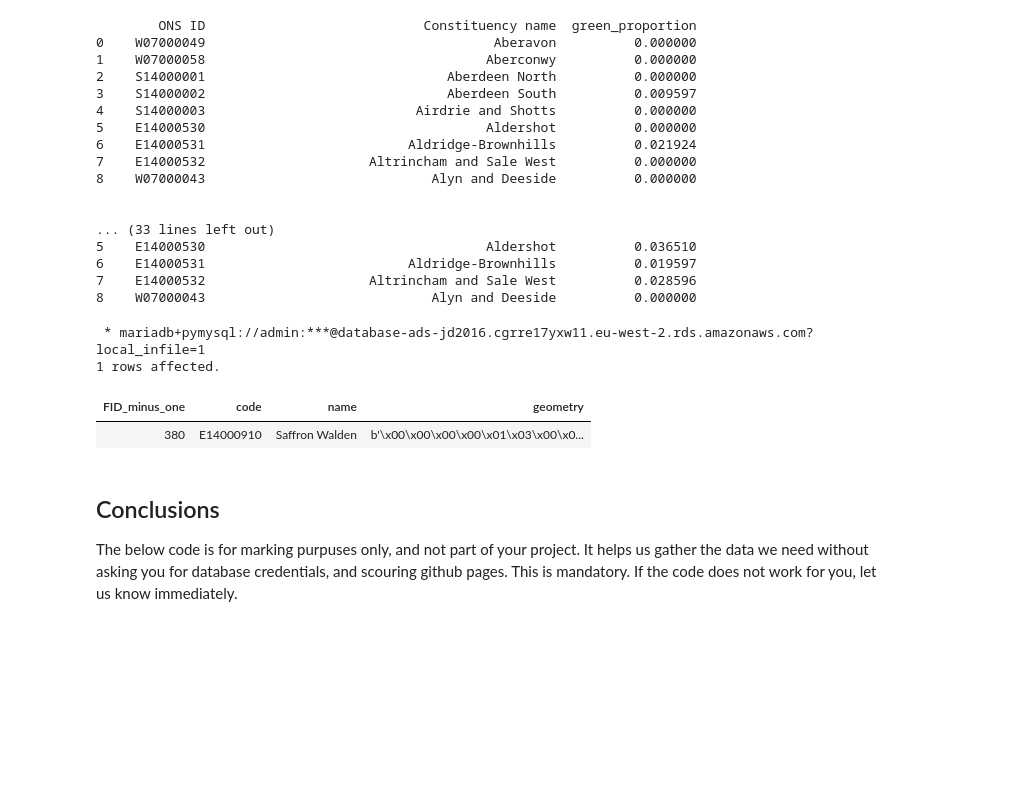
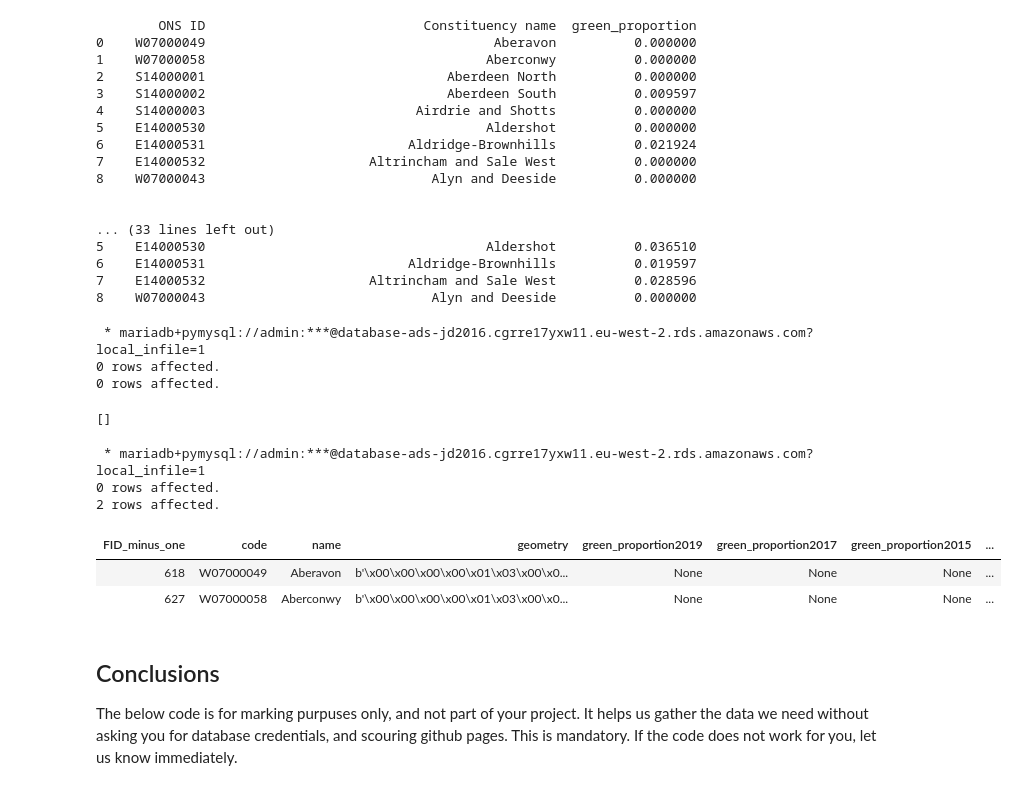
Before and after one commit to JDS289/jd2016_ads_2024, a Jupyter notebook: ads_course_assessment.ipynb, the cells around one changed output. Saved outputs shown, nothing was run; the diff lists cells and outputs as text; code cells hidden in the pictures; blank space fills up the shorter version.

```diff
--- a/ads_course_assessment.ipynb
+++ b/ads_course_assessment.ipynb
@@ -704,8 +704,10 @@ CREATE SPATIAL INDEX `idx_spatial` ON `boundaries2016`(`geometry`);"""
 # %%
 import pandas as pd
 # %%
-for year in ("2010", "2015", "2017", "2019"):
-  with open(f"HoC-GE{year}-results-by-constituency.csv", "r") as f:
+df_by_year = {}
+
+def csv_to_df(path):  # For CommonsLibrary election-by-constituency CSVs
+  with open(path) as f:
     df = pd.read_csv(f).drop(columns=["ONS region ID", "County name", "Country name", "Result", "Majority", "First party",
                                       "Second party", "Electorate", "Invalid votes", "Constituency type", "Declaration time",
                                       "Member first name", "Member surname", "Member gender", "Region name", "Con", "Lab", "LD",
@@ -718,8 +720,14 @@ for year in ("2010", "2015", "2017", "2019"):
         return numString  # already an int
     df["green_proportion"] = df["Green"].apply(to_num) / df["Valid votes"].apply(to_num)
     df = df.drop(columns=["Green", "Valid votes"])
-    print("\n".join(df.to_string().split("\n")[:10]))
-    print("\n\n")
+    return df
+
+
+for year in ("2010", "2015", "2017", "2019"):
+  df = csv_to_df(f"HoC-GE{year}-results-by-constituency.csv")
+  print("\n".join(df.to_string().split("\n")[:10]))
+  print("\n\n")
+  df_by_year[year] = df
 # %% [output]
         ONS ID                            Constituency name  green_proportion
 0    W07000049                                     Aberavon          0.000000
@@ -739,15 +747,27 @@ for year in ("2010", "2015", "2017", "2019"):
 7    E14000532                     Altrincham and Sale West          0.028596
 8    W07000043                             Alyn and Deeside          0.000000
 # %%
-%%sql
+"""%%sql
 USE ads_2024;
 
-ALTER TABLE boundaries2016
+ALTER TABLE boundaries2024 ADD COLUMN green_proportion FLOAT;"""
 # %% [output]
  * mariadb+pymysql://admin:***@database-ads-jd2016.cgrre17yxw11.eu-west-2.rds.amazonaws.com?local_infile=1
-1 rows affected.
+0 rows affected.
+0 rows affected.
-| FID_minus_one | code | name | geometry |
-| 380 | E14000910 | Saffron Walden | b'\x00\x00\x00\x00\x01\x03\x00\x0... |
+[]
+# %%
+for year in ("2010", "2015", "2017", "2019"):
+  df_by_year[year].to_csv(f"green_proportion{year}.csv")
+  %sql UPDATE table_name SET column_name = value
+WHERE column_name IS NULL;
+# %% [output]
+ * mariadb+pymysql://admin:***@database-ads-jd2016.cgrre17yxw11.eu-west-2.rds.amazonaws.com?local_infile=1
+0 rows affected.
+2 rows affected.
+| FID_minus_one | code | name | geometry | green_proportion2019 | green_proportion2017 | green_proportion2015 | ... |
+| 618 | W07000049 | Aberavon | b'\x00\x00\x00\x00\x01\x03\x00\x0... | None | None | None | ... |
+| 627 | W07000058 | Aberconwy | b'\x00\x00\x00\x00\x01\x03\x00\x0... | None | None | None | ... |
 # %% [markdown]
 ## Conclusions
 
```
